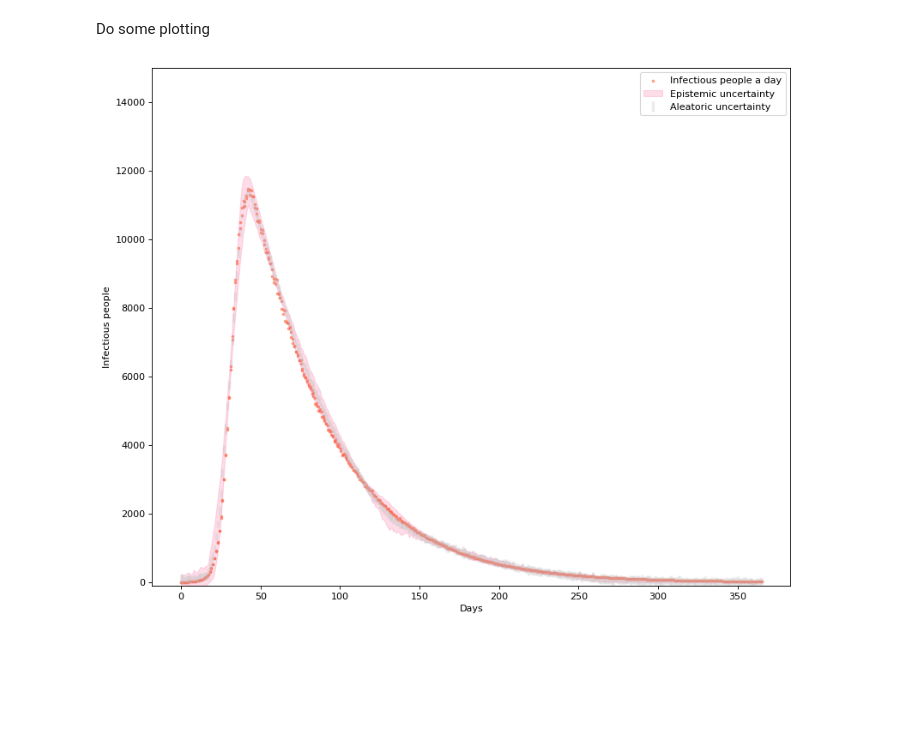
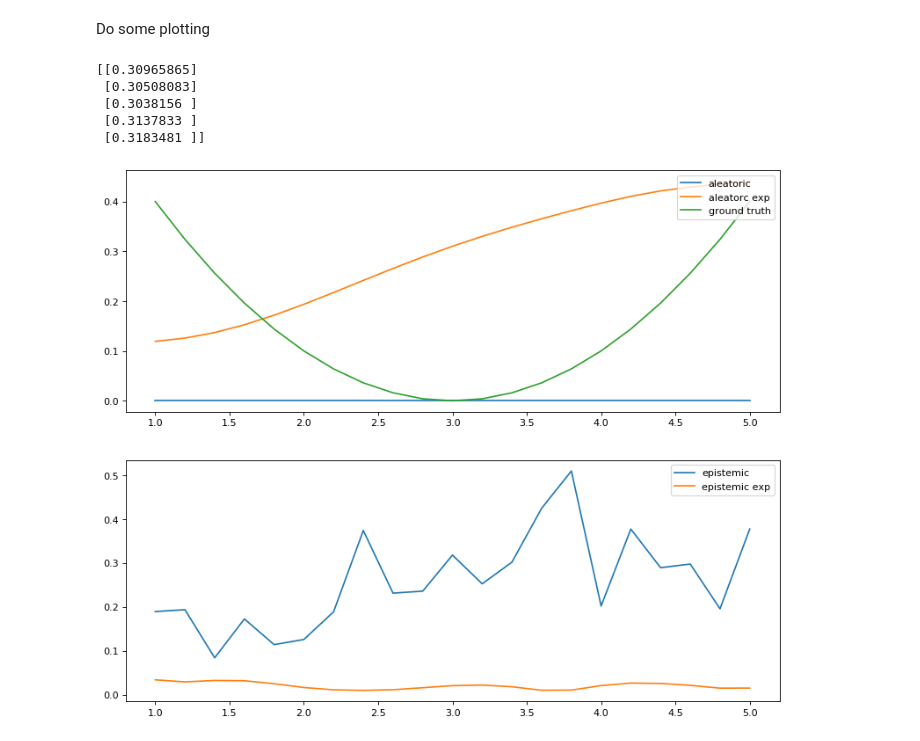
Before and after one commit to yardenas/ethz-safe-learning, a Jupyter notebook: development/model_sanity_check.ipynb, the cells around one changed output. Saved outputs shown, nothing was run; the diff lists cells and outputs as text; code cells hidden in the pictures; blank space fills up the shorter version.

```diff
--- a/development/model_sanity_check.ipynb
+++ b/development/model_sanity_check.ipynb
@@ -122,10 +165,16 @@ ax.fill_between(time, np.mean(pred, axis=(0, 1)) - np.sqrt(epistemic_uncertainty
                 np.mean(pred, axis=(0, 1)) + np.sqrt(epistemic_uncertainty),
                 color='#FC206C', alpha=0.15, label='Epistemic uncertainty')
 ax.errorbar(time, np.mean(pred, axis=(0, 1)), yerr=np.sqrt(aleatoric_uncertainty), linewidth=0.0,
-             ecolor='silver', elinewidth=3, capsize=0.0, label='Aleatoric uncertainty', alpha=0.3)
-legend = ax.legend(loc='upper right', fontsize='medium')
+             ecolor='silver', elinewidth=3, capsize=0.0, label='Aleatoric uncertainty', alpha=0.5)
+ax.legend(loc='upper right', fontsize='medium')
 plt.xlabel("Days")
 plt.ylabel("Infectious people")
 plt.show()
-# %% [output]
-[figure, removed]
+# %%
+mus = np.reshape(mus,
+                  (model.ensemble_size, n_particles, time.shape[0]))
+sigmas = np.reshape(sigmas,
+                  (model.ensemble_size, n_particles, time.shape[0]))
+# # For more details on decomposition of uncertainties: http://proceedings.mlr.press/v80/depeweg18a/depeweg18a.pdf
+aleatoric_uncertainty = np.mean(sigmas ** 2, axis=(1, 0))
+epistemic_uncertainty = np.std(mus, axis=(1, 0)) ** 2
@@ -131,0 +195,30 @@ plt.show()
+# %%
+mus = np.reshape(mus,
+                  (model.ensemble_size, n_particles, time.shape[0]))
+sigmas = np.reshape(sigmas,
+                  (model.ensemble_size, n_particles, time.shape[0]))
+preds = np.reshape(preds,
+                  (model.ensemble_size, n_particles, time.shape[0]))
+print(sigmas[:, :, 10])
+aleatoric_uncertainty_explicit = np.mean(sigmas, axis=(0, 1))
+epistemic_uncertainty_explicit = np.std(mus, axis=(0, 1))
+aleatoric_uncertainty = np.mean(np.std(preds, axis=1), axis=0)
+epistemic_uncertainty = np.std(np.mean(preds, axis=1), axis=0)
+fig = plt.figure(figsize=(12, 10), dpi= 80, facecolor='w', edgecolor='k')
+ax1 = fig.add_subplot(211)
+ax1.plot(time, aleatoric_uncertainty, label='aleatoric')
+ax1.plot(time, aleatoric_uncertainty_explicit, label='aleatorc exp')
+ax1.plot(x_val, (f(x_val * noise), label='ground truth')
+ax1.legend(loc='upper right', fontsize='medium')
+ax2 = fig.add_subplot(212)
+ax2.plot(time, epistemic_uncertainty, label='epistemic')
+ax2.plot(time, epistemic_uncertainty_explicit, label='epistemic exp')
+ax2.legend(loc='upper right', fontsize='medium')
+plt.show()
+# %% [output]
+[[0.30965865]
+ [0.30508083]
+ [0.3038156 ]
+ [0.3137833 ]
+ [0.3183481 ]]
+[figure, added]
```
Also changed, not shown: parts of 8 cells of this notebook.
